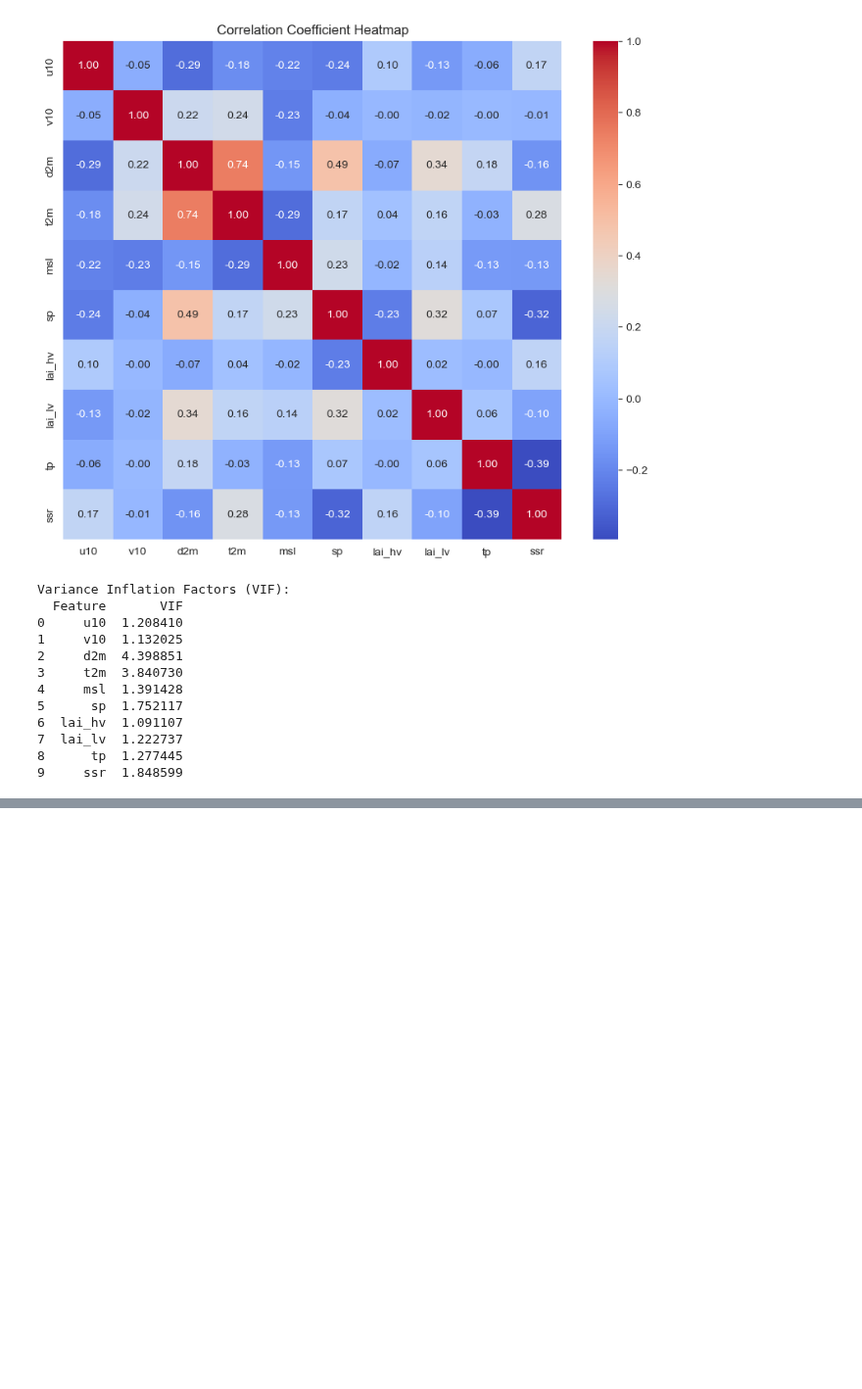
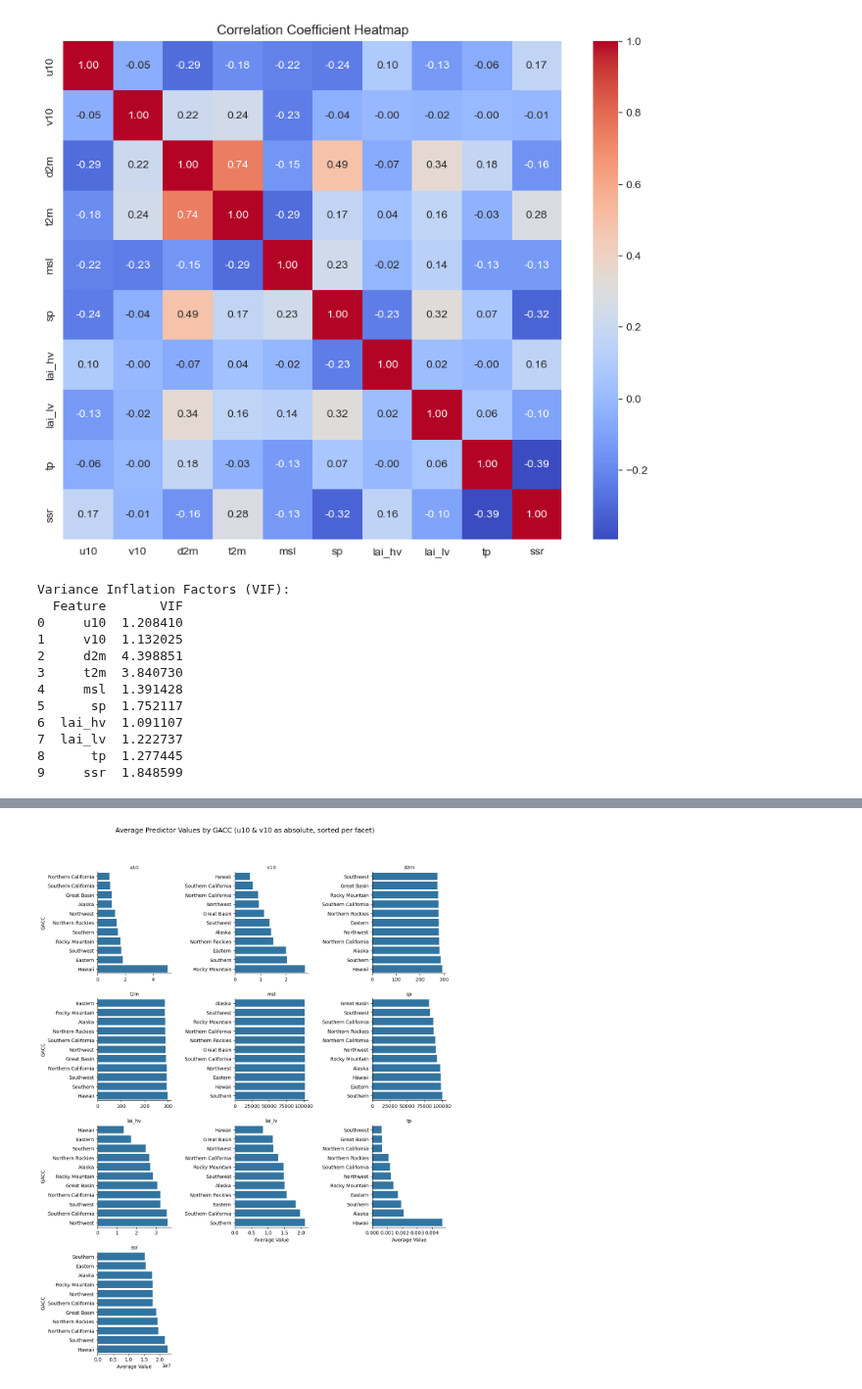
Before and after one commit to MattVu123/us_wildfire, a Jupyter notebook: EDA/Predictor Variables EDA.ipynb, the cells around one changed output, grey strips where cells are left out. Shown at 98% size. Cells and saved outputs as stored; diff of their text form; code cells hidden in the pictures; blank space fills up the shorter version.

Commit message:
gacc

```diff
--- a/EDA/Predictor Variables EDA.ipynb
+++ b/EDA/Predictor Variables EDA.ipynb
@@ -95,3 +95,52 @@ summaryStats
 | lai_lv | 25665.0 | 1.764027e+00 | 7.165466e-01 | 0.000000 | 1.263196e+00 | 1.687912e+00 | 2.391085e+00 | 3.818481e+00 | 0.000000e+00 | 1.127889e+00 |
 | tp | 25665.0 | 1.565008e-03 | 4.644073e-03 | 0.000000 | 0.000000e+00 | 2.837181e-05 | 7.922649e-04 | 1.421039e-01 | 0.000000e+00 | 7.922649e-04 |
 | ssr | 25665.0 | 1.682424e+07 | 5.559238e+06 | 457728.000000 | 1.335069e+07 | 1.740526e+07 | 2.065802e+07 | 2.985043e+07 | 1.623316e+07 | 7.307334e+06 |
+# %%
+# Load the data
+df = pd.read_csv('../data/processed_data/Wildfire_Weather_2020_2024_with_gacc.csv')
+
+# Clean GACC names
+df['gacc'] = df['gacc'].str.replace(
+    r'\s*(Interagency Coordination Center|Geographic Area Coordination Center|Area Coordination Center|Coordination Center|Area)$',
+    '', regex=True).str.strip()
+
+# Absolute values for u10, v10
+df['u10'] = df['u10'].abs()
+df['v10'] = df['v10'].abs()
+
+# Predictor variables
+predictors = ['u10', 'v10', 'd2m', 't2m', 'msl', 'sp', 'lai_hv', 'lai_lv', 'tp', 'ssr']
+
+# Group by GACC and calculate means
+grouped = df.groupby('gacc')[predictors].mean().reset_index()
+
+# Melt into long format
+melted = grouped.melt(id_vars='gacc', var_name='predictor', value_name='avg_value')
+
+# Create the FacetGrid with independent y-axes
+g = sns.FacetGrid(melted, col="predictor", col_wrap=3, sharex=False, sharey=False, height=4)
+
+# Sorted horizontal bar plot per facet
+def sorted_barplot(data, **kwargs):
+    data_sorted = data.sort_values("avg_value", ascending=True)
+    sns.barplot(
+        data=data_sorted,
+        y="gacc",
+        x="avg_value",
+        order=data_sorted["gacc"],
+        orient="h",
+        **kwargs
+    )
+
+# Map to each facet
+g.map_dataframe(sorted_barplot)
+
+# Labels and layout
+g.set_axis_labels("Average Value", "GACC")
+g.set_titles(col_template="{col_name}")
+g.fig.subplots_adjust(top=0.9)
+g.fig.suptitle("Average Predictor Values by GACC (u10 & v10 as absolute, sorted per facet)", fontsize=14)
+
+plt.show()
+# %% [output]
+[figure, added]
```
Also changed, not shown: 5 other files.
